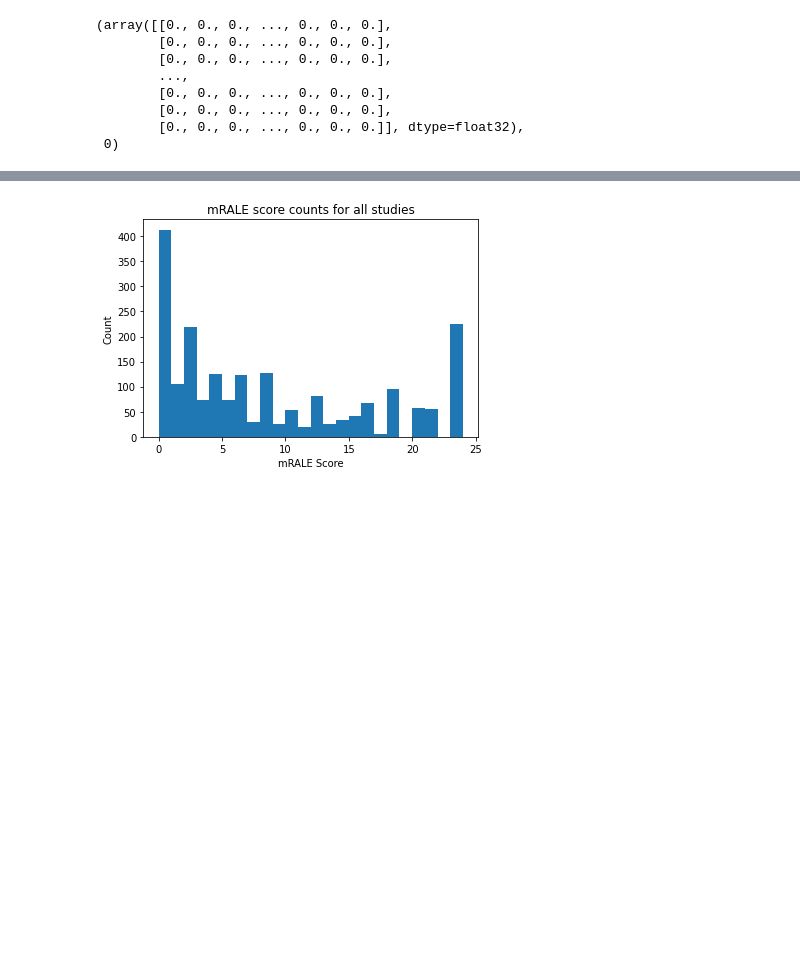
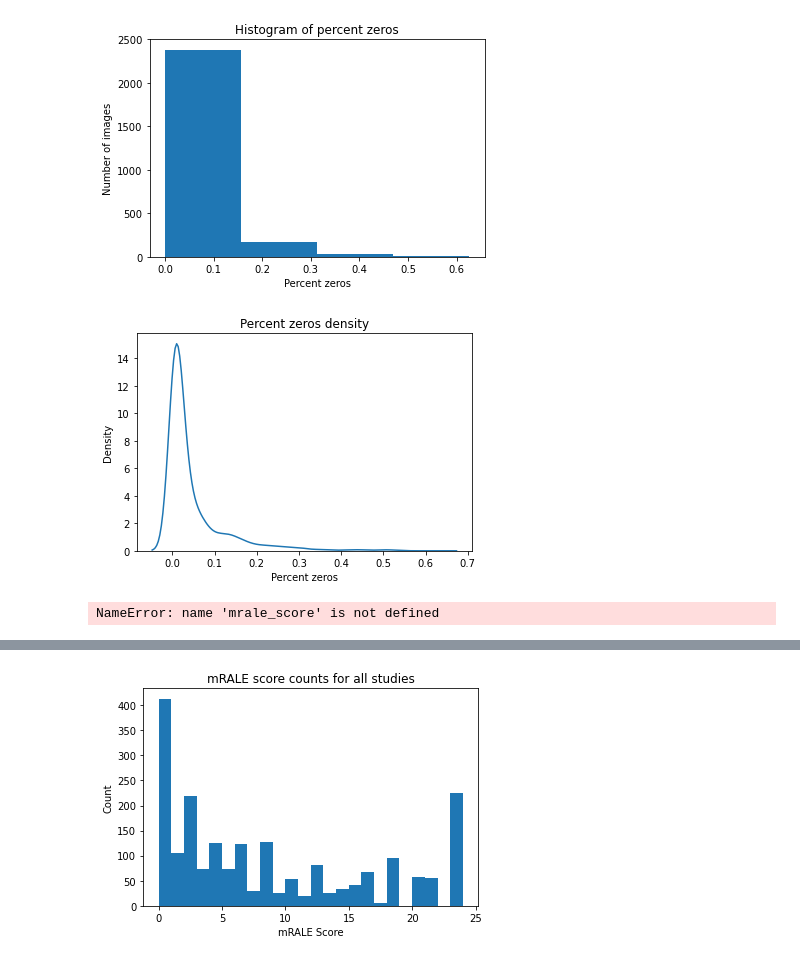
Before and after one commit to cgarchbold/midrc_challenge_2023, a Jupyter notebook: plotting.ipynb, the cells around one changed output, grey strips where cells are left out. Cells and saved outputs as stored; diff of their text form; code cells hidden in the pictures; blank space fills up the shorter version.

```diff
--- a/plotting.ipynb
+++ b/plotting.ipynb
@@ -1,5 +1,10 @@
 # %%
 from mRALE_dataset import mRALEDataset
+import plotting
+import numpy as np
+import matplotlib.pyplot as plt
+import seaborn as sns
+import os
 
 # Example usage of the dataset class
 root_dir = 'organized\\'
@@ -8,13 +13,52 @@ annotations_file = 'MIDRC mRALE Mastermind Training Annotations_2079_20230428.cs
 
 dataset = mRALEDataset(root_dir, annotations_file)
 
-print(dataset[0])
+indexes = []
+percent_zeros = []
+mrale_score = []
+
+for i in range(len(dataset)):
+    as_np = np.array(dataset[i][0])
+    indexes.append(i)
+    percent_zeros.append(np.count_nonzero(as_np==0) / as_np.size )
+    mrale_score.append(dataset[i][1])
-# %% [output]
-(array([[0., 0., 0., ..., 0., 0., 0.],
-        [0., 0., 0., ..., 0., 0., 0.],
-        [0., 0., 0., ..., 0., 0., 0.],
-        ...,
-        [0., 0., 0., ..., 0., 0., 0.],
-        [0., 0., 0., ..., 0., 0., 0.],
-        [0., 0., 0., ..., 0., 0., 0.]], dtype=float32),
- 0)
+# %%
+plt.hist(percent_zeros,bins=4)
+plt.title("Histogram of percent zeros")
+plt.xlabel("Percent zeros")
+plt.ylabel("Number of images")
+filename = os.path.join("plots",'zeroes_hist.png')
+plt.savefig(filename)
+plt.show()
+
+fig, ax = plt.subplots()
+plt.title("Percent zeros density")
+sns.kdeplot(percent_zeros)
+plt.xlabel("Percent zeros")
+filename = os.path.join("plots",'zeroes_density.png')
+plt.savefig(filename)
+plt.show()
+# %% [output]
+[figure, added]
+[figure, added]
+# %%
+sort_index = np.argsort(np.array(percent_zeros))
+
+for c,index in enumerate(sort_index):
+    plt.imshow( dataset[index][0], cmap='gray')
+    plt.axis('off')
+    #plt.title(str(percent_zeros[index]))
+
+    plt.tight_layout()
+
+    results_dir = os.path.join("plots","bad_sorted")
+
+    if not os.path.isdir(results_dir):
+        os.makedirs(results_dir)
+
+    filename = os.path.join("plots","bad_sorted",str(c)+'_'+str(percent_zeros[index])+".png")
+
+    plt.savefig(filename, bbox_inches='tight', pad_inches=0)
+    plt.close()
+# %% [output]
+NameError: name 'mrale_score' is not defined
```
Also changed, not shown: parts of 2 cells of this notebook.
